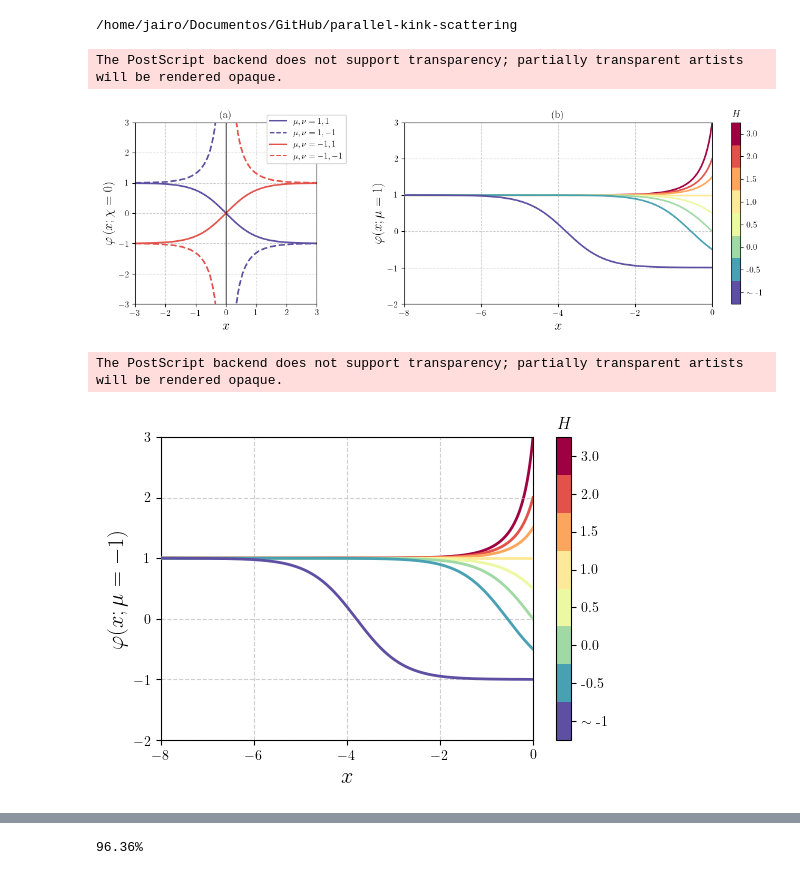
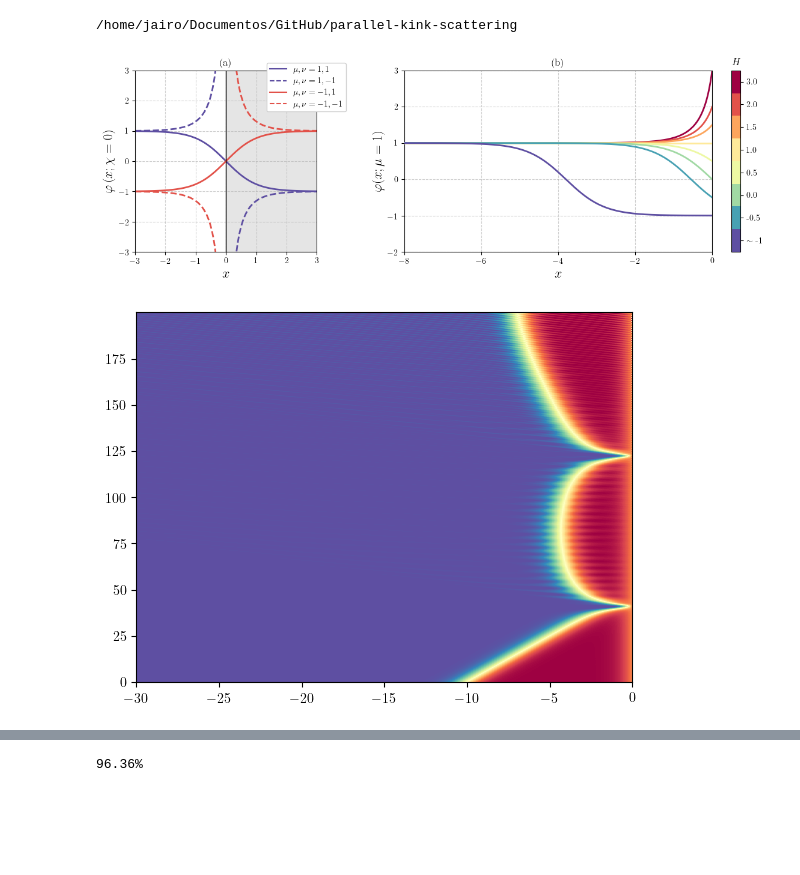
Before and after one commit to JairoSSantos/parallel-kink-scattering, a Jupyter notebook: notebooks/dirichlet.ipynb, the cells around one changed output, grey strips where cells are left out. Cells and saved outputs as stored; diff of their text form; code cells hidden in the pictures; blank space fills up the shorter version.

```diff
--- a/notebooks/dirichlet.ipynb
+++ b/notebooks/dirichlet.ipynb
@@ -77,9 +77,11 @@ ax1.grid(alpha=0.6, ls='--')
 ax1.legend(framealpha=1, bbox_to_anchor=(0.7, 0.75))#, ncols=2, bbox_to_anchor=(0.5, 1.25))
 ax1.set_title('(a)')
 
-# ax1.fill_betweenx((-2, 3), 0, 5, alpha=0.1, color='k')
 ax1.axvline(0, ls='-', lw=1, c='k')
 ax1.set_aspect('equal')
+
+ax1.fill_betweenx((-3, 3), 0, 5, alpha=0.1, color='k')
+# ax1.set_rasterized(True)
 
 #=======================================
 
@@ -121,47 +123,10 @@ cbar.minorticks_off()
 cbar.ax.set_title(r'$H$')
 
 fig.tight_layout()
-fig.savefig('reports/dirichlet/solutions.eps', bbox_inches='tight', format='eps', dpi=2000, pad_inches=0)
+fig.savefig('reports/dirichlet/solutions.pdf', bbox_inches='tight', dpi=2000, pad_inches=0)
 plt.show()
 # %% [output]
-The PostScript backend does not support transparency; partially transparent artists will be rendered opaque.
 [figure]
-# %%
-fig, ax = plt.subplots(figsize=(5.5, 4))
-
-x = np.linspace(-8, 0, 500)
-# x0 = -12
-# v = 0
-values = np.r_[-0.999, -0.5, 0, 0.5, 1, 1.5, 2, 3]
-cmap = plt.get_cmap('Spectral_r', len(values))
-
-for i, H in enumerate(values):
-    # ax.plot(x, y0(x, x0, v, H)[0], c=cmap(i), lw=2, zorder=-i)
-    ax.plot(x, phi_dirichlet(x, H), c=cmap(i), lw=2, zorder=len(values)-i)
-
-ax.set_ylim(-2, 3)
-ax.set_xlim(x.min(), x.max())
-
-ax.set_yticks((-2, -1, 0, 1, 2, 3))
-# ax.set_xticks([0, x0], [0, r'$x_0$'])
-
-ax.set_xlabel(r'$x$', fontsize=16)
-ax.set_ylabel(r'$\varphi(x; \mu=-1)$', fontsize=16)
-ax.set_xticks((0, -2, -4, -6, -8))
-ax.grid(alpha=0.6, ls='--', zorder=-1)
-
-dvs = np.r_[-1.5, values]
-cbar = fig.colorbar(ScalarMappable(norm=BoundaryNorm(dvs, ncolors=len(dvs)), cmap=ListedColormap([cmap(i) for i in range(len(dvs))])), ax=ax)
-cbar.ax.set_yticks((dvs[:-1] + dvs[1:])/2, (r'$\sim$ -1', *values[1:]))
-cbar.minorticks_off()
-cbar.ax.set_title(r'$H$')
-
-fig.tight_layout()
-fig.savefig('reports/dirichlet/singular.eps', bbox_inches='tight', format='eps', dpi=2000, pad_inches=0)
-plt.show()
-# %% [output]
-The PostScript backend does not support transparency; partially transparent artists will be rendered opaque.
-[figure, removed]
 # %%
 L = 100
 N = 1024
@@ -187,2 +152,7 @@ def plot_boundary_scatter(v, alpha, T=100, ax=None, **kwargs):
     return lat, y, dydt
+# %%
+plot_boundary_scatter(0.201, 0.5, T=200)
+plt.show()
+# %% [output]
+[figure, added]
 # %%
```
Also changed, not shown: parts of 6 cells of this notebook, 3 other files.
